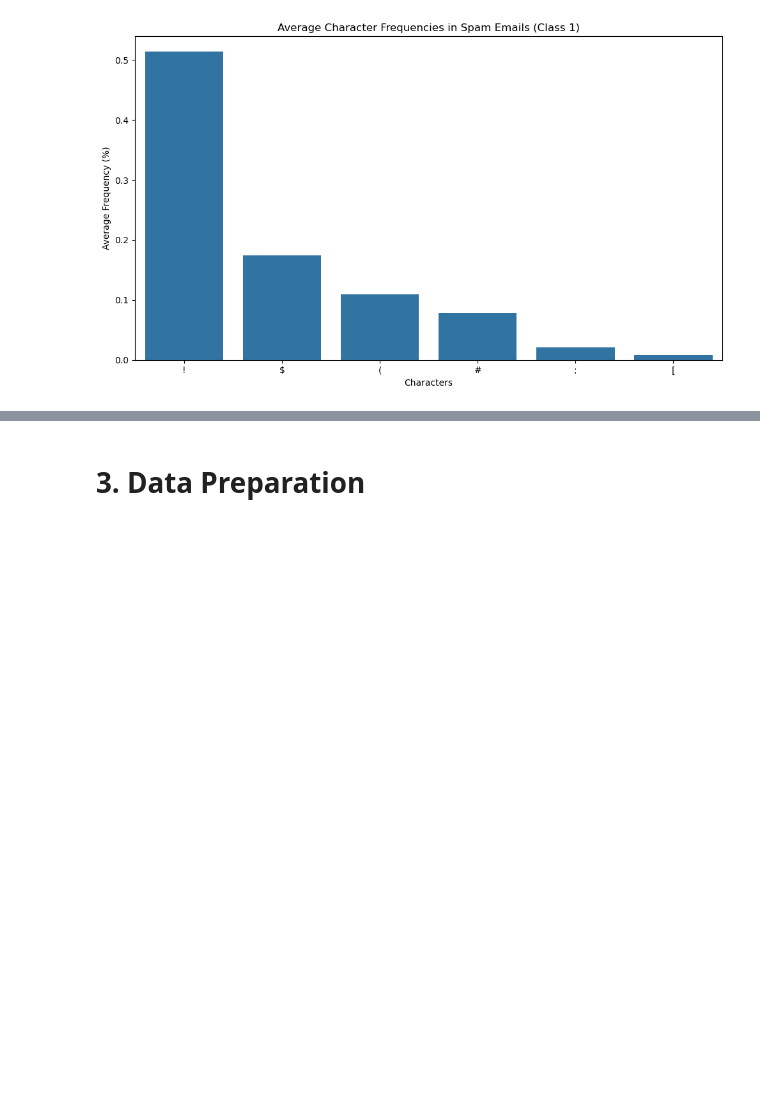
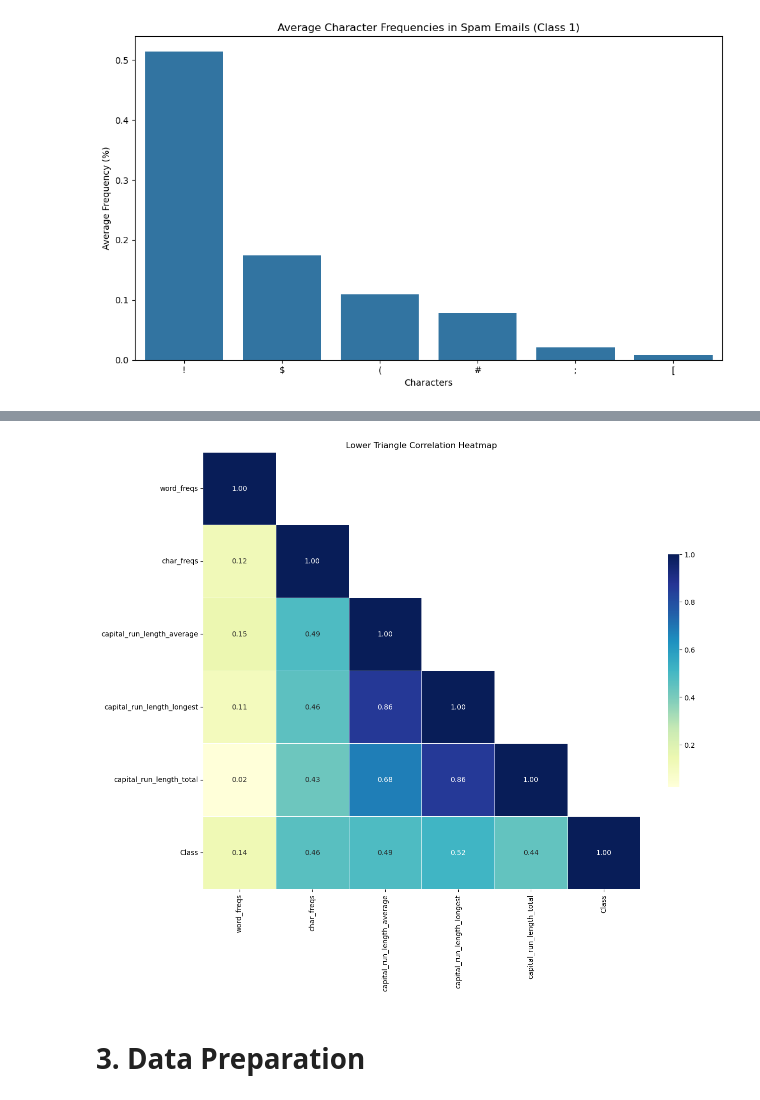
Before and after one commit to hansdarmawann/spambase-lgbm, a Jupyter notebook: spb_hd.ipynb, the cells around one changed output, grey strips where cells are left out. Saved outputs shown, nothing was run; the diff lists cells and outputs as text; code cells hidden in the pictures; blank space fills up the shorter version.

```diff
--- a/spb_hd.ipynb
+++ b/spb_hd.ipynb
@@ -225,3 +276,23 @@ plot_char_freq_distribution(df[df['Class'] == 1], "Average Character Frequencies
+# %%
+import numpy as np
+
+# Calculate correlation matrix (numeric columns only)
+corr_matrix = df_eda.corr(numeric_only=True, method='spearman')
+
+# Create a mask for the lower triangle
+mask = np.tril(np.ones_like(corr_matrix, dtype=bool))
+
+# Set up the matplotlib figure
+plt.figure(figsize=(14, 12))
+
+# Draw the heatmap with the mask and correct aspect ratio
+sns.heatmap(corr_matrix, mask=~mask, annot=True, fmt=".2f", cmap='YlGnBu',
+            square=True, linewidths=.5, cbar_kws={"shrink": .5})
+
+plt.title('Lower Triangle Correlation Heatmap')
+plt.show()
+# %% [output]
+[figure, added]
 # %% [markdown]
 # 3. Data Preparation
 # %% [markdown]
```
Also changed, not shown: parts of 7 cells of this notebook.
